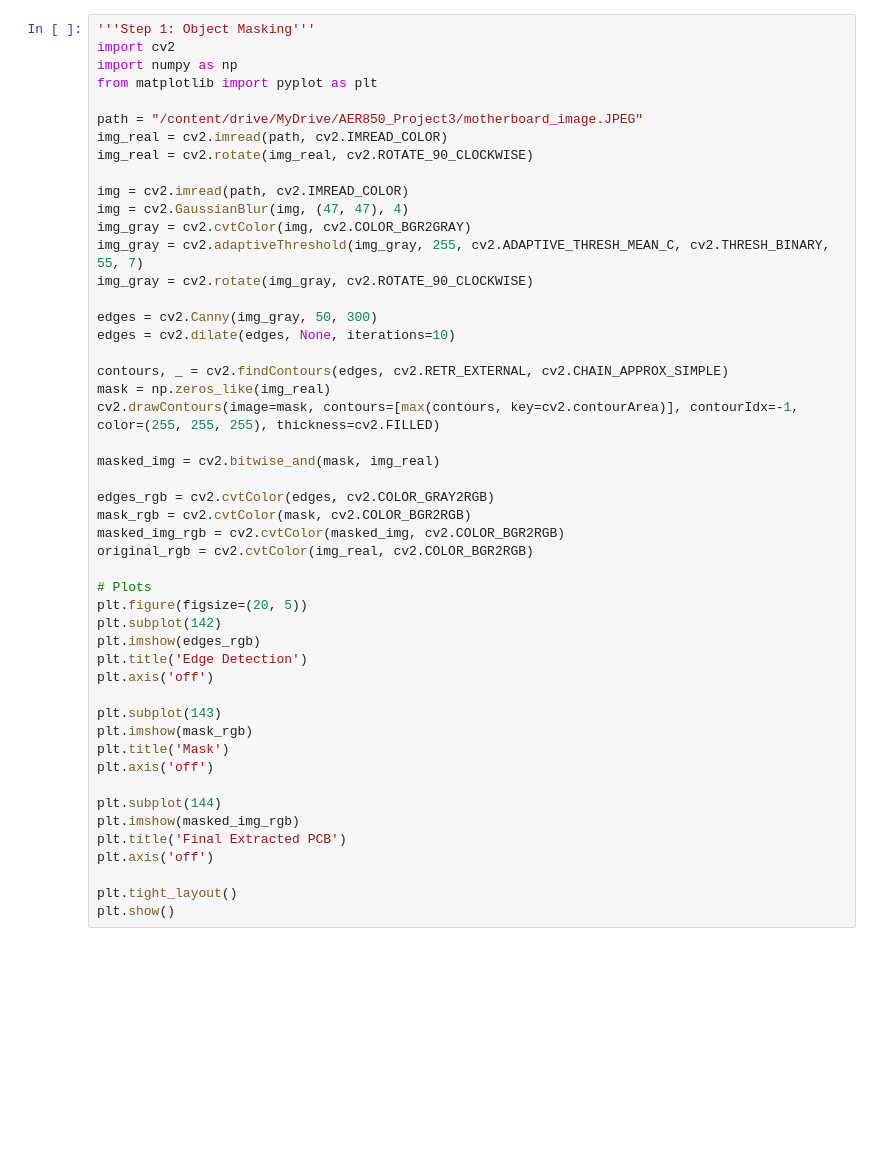
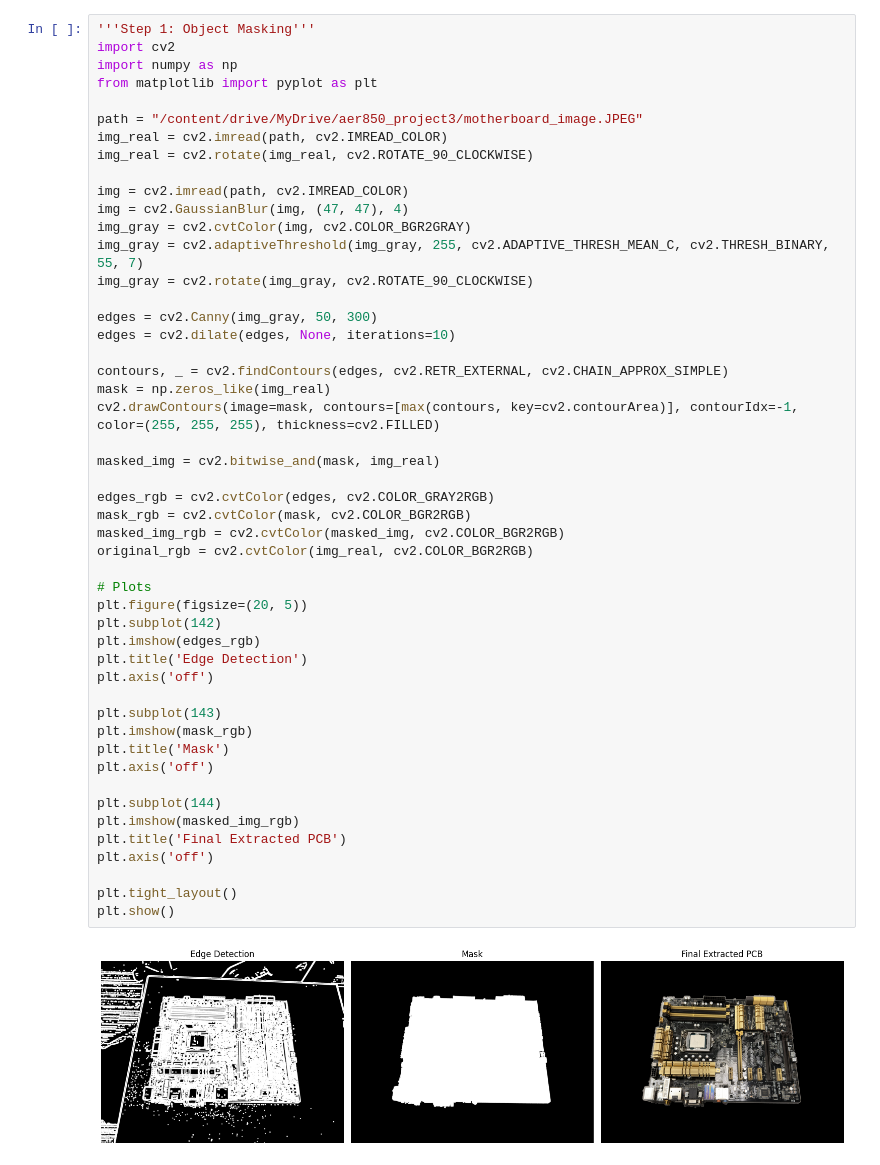
Before and after one commit to EndreGuljas/AER850_Project3, a Jupyter notebook: AER850_Project3.ipynb, the cells around one changed output. Saved outputs shown, nothing was run; the diff lists cells and outputs as text; blank space fills up the shorter version.

```diff
--- a/AER850_Project3.ipynb
+++ b/AER850_Project3.ipynb
@@ -6,7 +6,7 @@ import cv2
 import numpy as np
 from matplotlib import pyplot as plt
 
-path = "/content/drive/MyDrive/AER850_Project3/motherboard_image.JPEG"
+path = "/content/drive/MyDrive/aer850_project3/motherboard_image.JPEG"
 img_real = cv2.imread(path, cv2.IMREAD_COLOR)
 img_real = cv2.rotate(img_real, cv2.ROTATE_90_CLOCKWISE)
 
@@ -22,32 +22,34 @@ edges = cv2.dilate(edges, None, iterations=10)
 contours, _ = cv2.findContours(edges, cv2.RETR_EXTERNAL, cv2.CHAIN_APPROX_SIMPLE)
 mask = np.zeros_like(img_real)
 cv2.drawContours(image=mask, contours=[max(contours, key=cv2.contourArea)], contourIdx=-1, color=(255, 255, 255), thickness=cv2.FILLED)
 
 masked_img = cv2.bitwise_and(mask, img_real)
 
 edges_rgb = cv2.cvtColor(edges, cv2.COLOR_GRAY2RGB)
 mask_rgb = cv2.cvtColor(mask, cv2.COLOR_BGR2RGB)
 masked_img_rgb = cv2.cvtColor(masked_img, cv2.COLOR_BGR2RGB)
 original_rgb = cv2.cvtColor(img_real, cv2.COLOR_BGR2RGB)
 
 # Plots
 plt.figure(figsize=(20, 5))
 plt.subplot(142)
 plt.imshow(edges_rgb)
 plt.title('Edge Detection')
 plt.axis('off')
 
 plt.subplot(143)
 plt.imshow(mask_rgb)
 plt.title('Mask')
 plt.axis('off')
 
 plt.subplot(144)
 plt.imshow(masked_img_rgb)
 plt.title('Final Extracted PCB')
 plt.axis('off')
 
 plt.tight_layout()
 plt.show()
+# %% [output]
+[figure, added]
 # %%
 !pip install ultralytics
```
Also changed, not shown: parts of 5 cells of this notebook.
